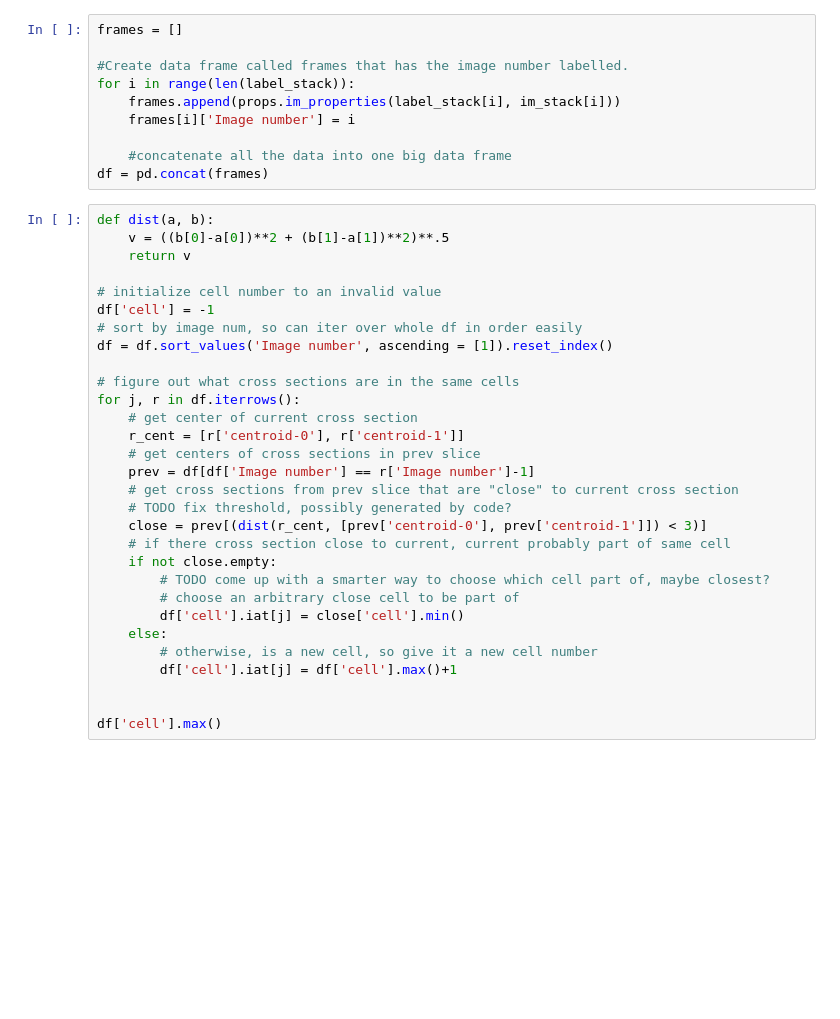
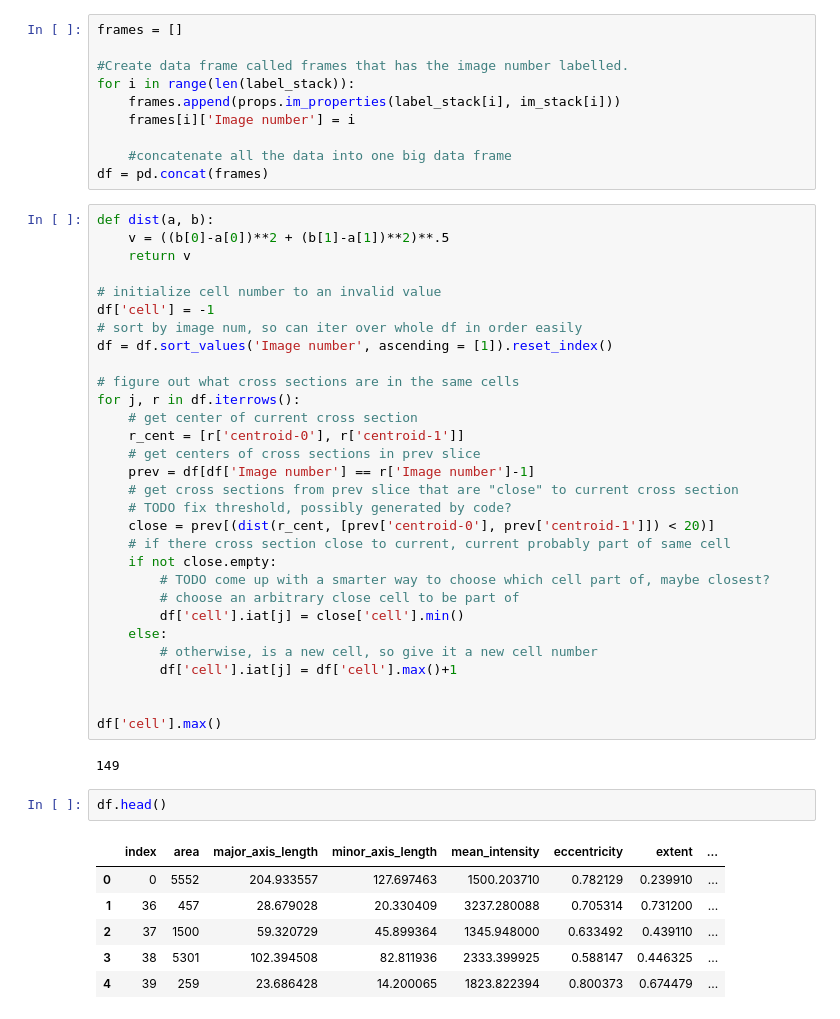
Before and after one commit to jingexu/cells-in-gel, a Jupyter notebook: Z_stack_linking.ipynb, the cells around one changed output. Saved outputs shown, nothing was run; the diff lists cells and outputs as text; blank space fills up the shorter version.

```diff
--- a/Z_stack_linking.ipynb
+++ b/Z_stack_linking.ipynb
@@ -60,7 +62,7 @@ for j, r in df.iterrows():
     prev = df[df['Image number'] == r['Image number']-1]
     # get cross sections from prev slice that are "close" to current cross section
     # TODO fix threshold, possibly generated by code?
-    close = prev[(dist(r_cent, [prev['centroid-0'], prev['centroid-1']]) < 3)]
+    close = prev[(dist(r_cent, [prev['centroid-0'], prev['centroid-1']]) < 20)]
     # if there cross section close to current, current probably part of same cell
     if not close.empty:
         # TODO come up with a smarter way to choose which cell part of, maybe closest?
@@ -72,3 +74,14 @@ for j, r in df.iterrows():
 
 
 df['cell'].max()
+# %% [output]
+149
+# %%
+df.head()
+# %% [output]
+|  | index | area | major_axis_length | minor_axis_length | mean_intensity | eccentricity | extent | ... |
+| 0 | 0 | 5552 | 204.933557 | 127.697463 | 1500.203710 | 0.782129 | 0.239910 | ... |
+| 1 | 36 | 457 | 28.679028 | 20.330409 | 3237.280088 | 0.705314 | 0.731200 | ... |
+| 2 | 37 | 1500 | 59.320729 | 45.899364 | 1345.948000 | 0.633492 | 0.439110 | ... |
+| 3 | 38 | 5301 | 102.394508 | 82.811936 | 2333.399925 | 0.588147 | 0.446325 | ... |
+| 4 | 39 | 259 | 23.686428 | 14.200065 | 1823.822394 | 0.800373 | 0.674479 | ... |
```
Also changed, not shown: parts of 11 cells of this notebook, 3 other files.
